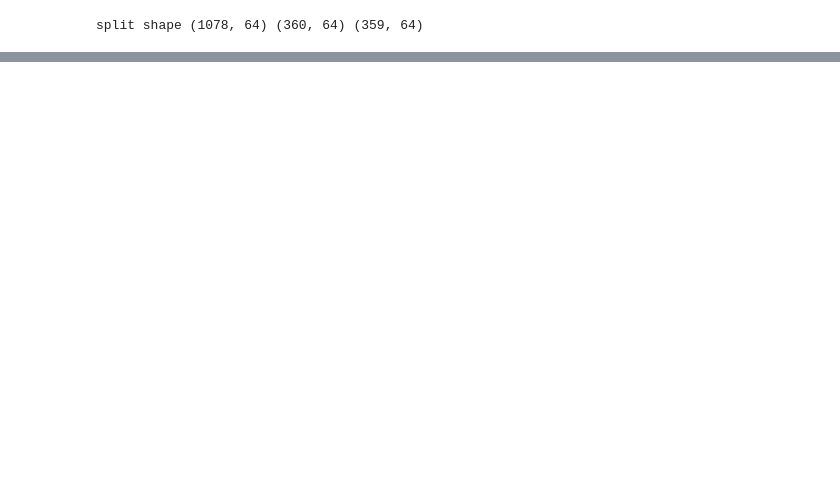
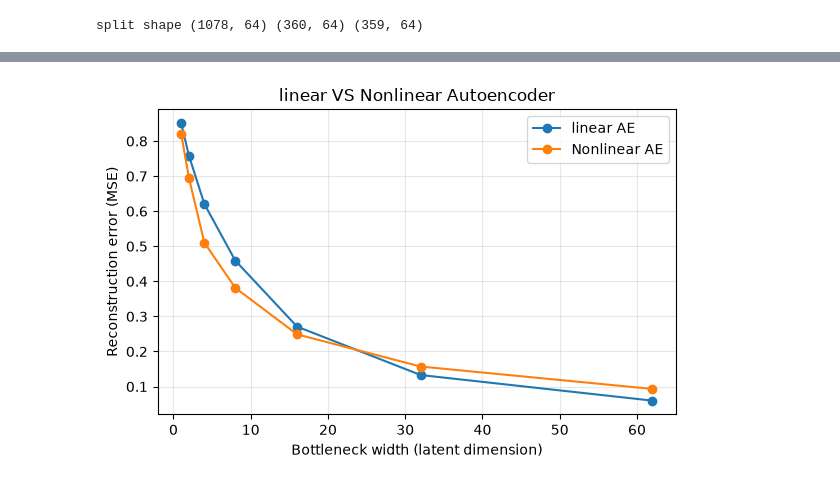
Before and after one commit to likhith00/LatentDimAnalysis, a Jupyter notebook: research/run_autoencoder_image.ipynb, the cells around one changed output, grey strips where cells are left out. Saved outputs shown, nothing was run; the diff lists cells and outputs as text; code cells hidden in the pictures; blank space fills up the shorter version.

```diff
--- a/research/run_autoencoder_image.ipynb
+++ b/research/run_autoencoder_image.ipynb
@@ -25,7 +26,7 @@ n_features = X_train.shape[1]
 # %% [output]
 split shape (1078, 64) (360, 64) (359, 64)
 # %%
-def build_hidden_dims(input_dim, latent_dim, depth):
+"""def build_hidden_dims(input_dim, latent_dim, depth):
     values = np.geomspace(input_dim, latent_dim, num=depth+2)[1:-1]
     hidden_dims = []
     previous = input_dim
@@ -38,7 +39,19 @@ def build_hidden_dims(input_dim, latent_dim, depth):
             break
         hidden_dims.append(width)
         previous = width
-    return hidden_dims
+    return hidden_dims"""
+
+def build_hidden_dims(input_dim, depth=1):
+    if depth == 1:
+        return [2 * input_dim]
+
+    if depth == 2:
+        return [2 * input_dim, input_dim]
+
+    if depth == 3:
+        return [2 * input_dim, input_dim, input_dim]
+
+    raise ValueError("Unsupported depth")
 # %%
 def train_final_model(final_model, X_train_val_tensor, n_epoch,learning_rate):
     optimizer = torch.optim.Adam(final_model.parameters(), lr=learning_rate)
@@ -95,0 +139,16 @@ RuntimeError: mat1 and mat2 shapes cannot be multiplied (1438x8 and 1x8)
+# %%
+import matplotlib.pyplot as plt
+
+plt.figure(figsize=(6, 4))
+plt.plot(bottleneck_range, linear_ae_errors, marker="o", label="linear AE")
+plt.plot(bottleneck_range, nonlinear_ae_errors, marker="o", label="Nonlinear AE")
+plt.xlabel("Bottleneck width (latent dimension)")
+plt.ylabel("Reconstruction error (MSE)")
+plt.title("linear VS Nonlinear Autoencoder")
+plt.legend()
+plt.grid(True, alpha=0.3)
+plt.tight_layout()
+plt.savefig("../plots/research/std_linear_vs_nonlinear_ae_loss.png", dpi=150)
+plt.show()
+# %% [output]
+[figure, added]
```
Also changed, not shown: parts of 4 cells of this notebook, 5 other files.
